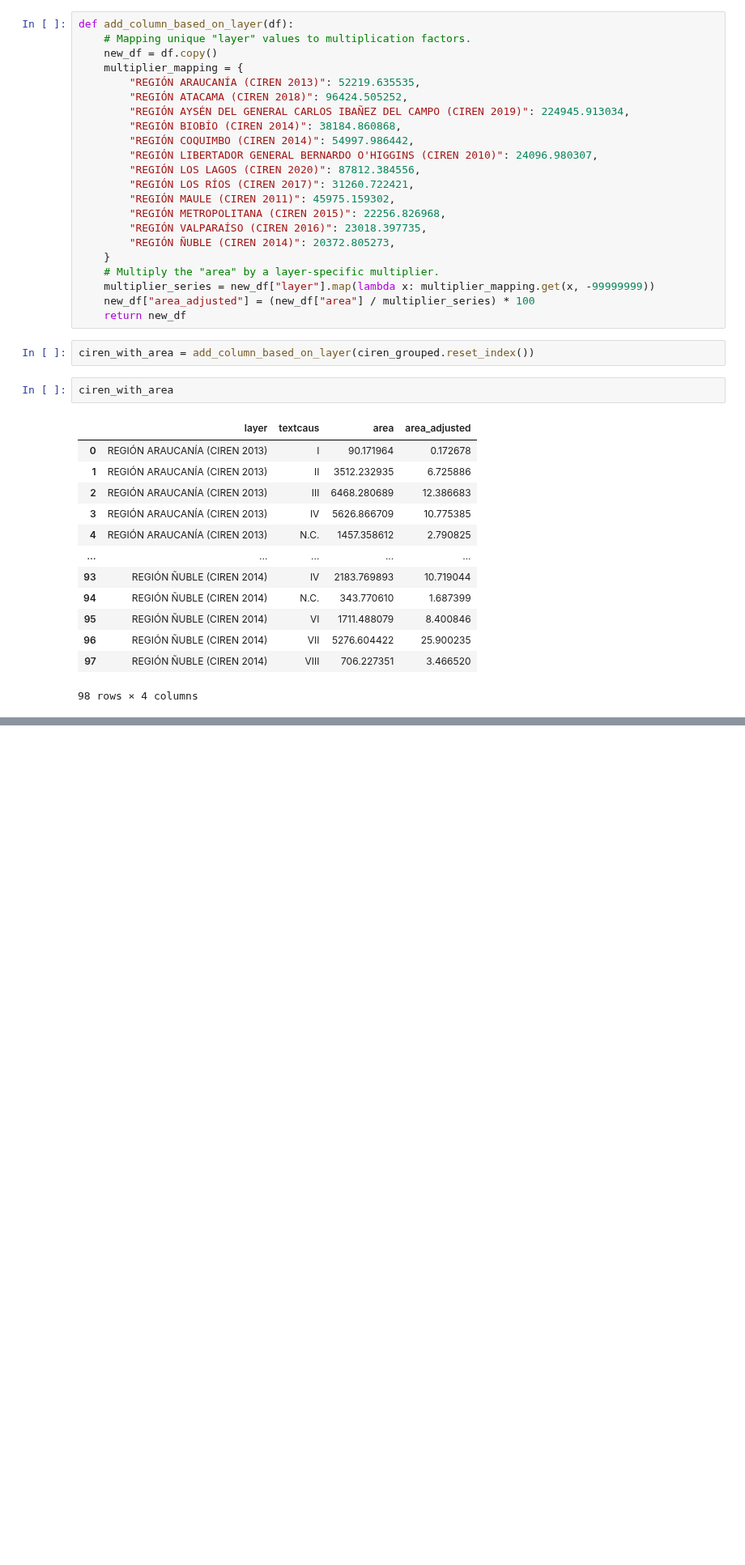
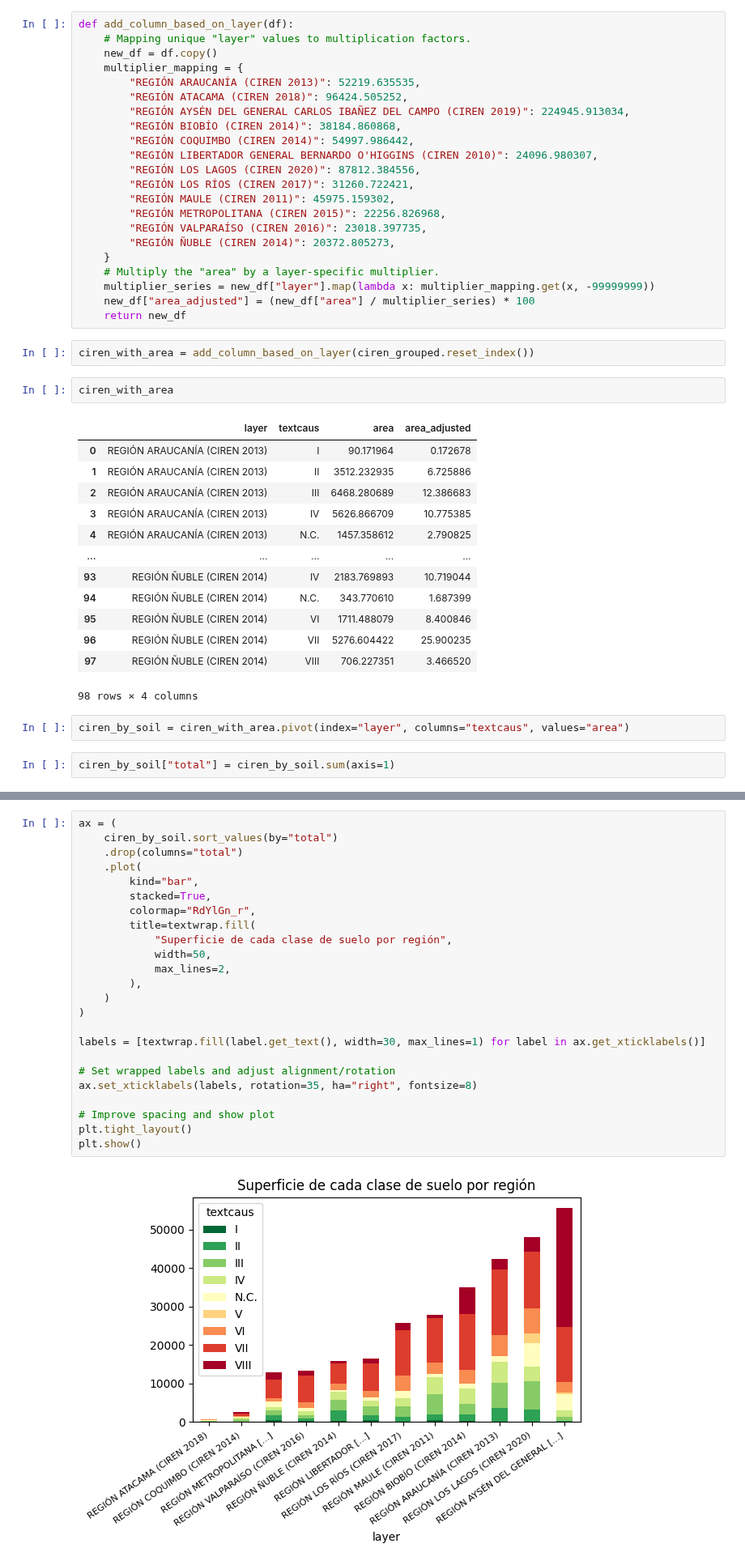
Before and after one commit to FelipeCabelloE/BaseGeospatialProject, a Jupyter notebook: notebooks/fc-ciren-analysis-202503.ipynb, the cells around one changed output, grey strips where cells are left out. Shown at 81% size. Cells and saved outputs as stored; diff of their text form; blank space fills up the shorter version.

```diff
--- a/notebooks/fc-ciren-analysis-202503.ipynb
+++ b/notebooks/fc-ciren-analysis-202503.ipynb
@@ -109,3 +110,7 @@ ciren_with_area
 | 96 | REGIÓN ÑUBLE (CIREN 2014) | VII | 5276.604422 | 25.900235 |
 | 97 | REGIÓN ÑUBLE (CIREN 2014) | VIII | 706.227351 | 3.466520 |
 98 rows × 4 columns
+# %%
+ciren_by_soil = ciren_with_area.pivot(index="layer", columns="textcaus", values="area")
+# %%
+ciren_by_soil["total"] = ciren_by_soil.sum(axis=1)
@@ -111,0 +151,26 @@ ciren_with_area
+# %%
+ax = (
+    ciren_by_soil.sort_values(by="total")
+    .drop(columns="total")
+    .plot(
+        kind="bar",
+        stacked=True,
+        colormap="RdYlGn_r",
+        title=textwrap.fill(
+            "Superficie de cada clase de suelo por región",
+            width=50,
+            max_lines=2,
+        ),
+    )
+)
+
+labels = [textwrap.fill(label.get_text(), width=30, max_lines=1) for label in ax.get_xticklabels()]
+
+# Set wrapped labels and adjust alignment/rotation
+ax.set_xticklabels(labels, rotation=35, ha="right", fontsize=8)
+
+# Improve spacing and show plot
+plt.tight_layout()
+plt.show()
+# %% [output]
+[figure, added]
```
Also changed, not shown: parts of 5 cells of this notebook.
